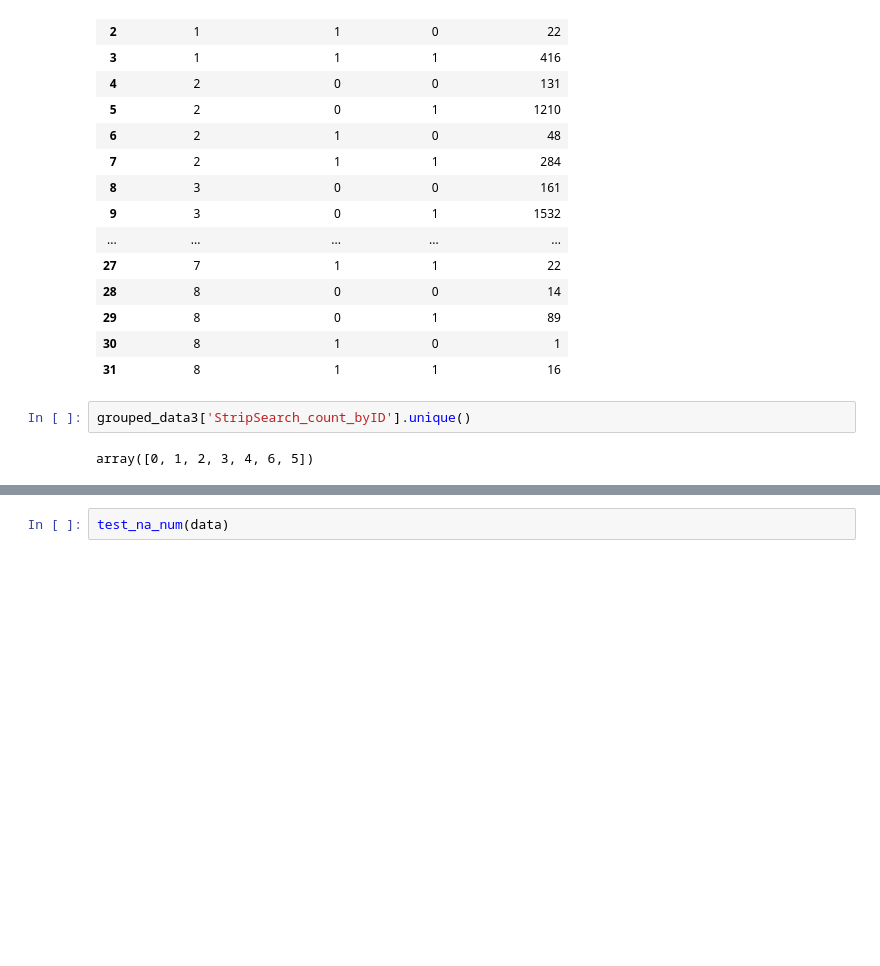
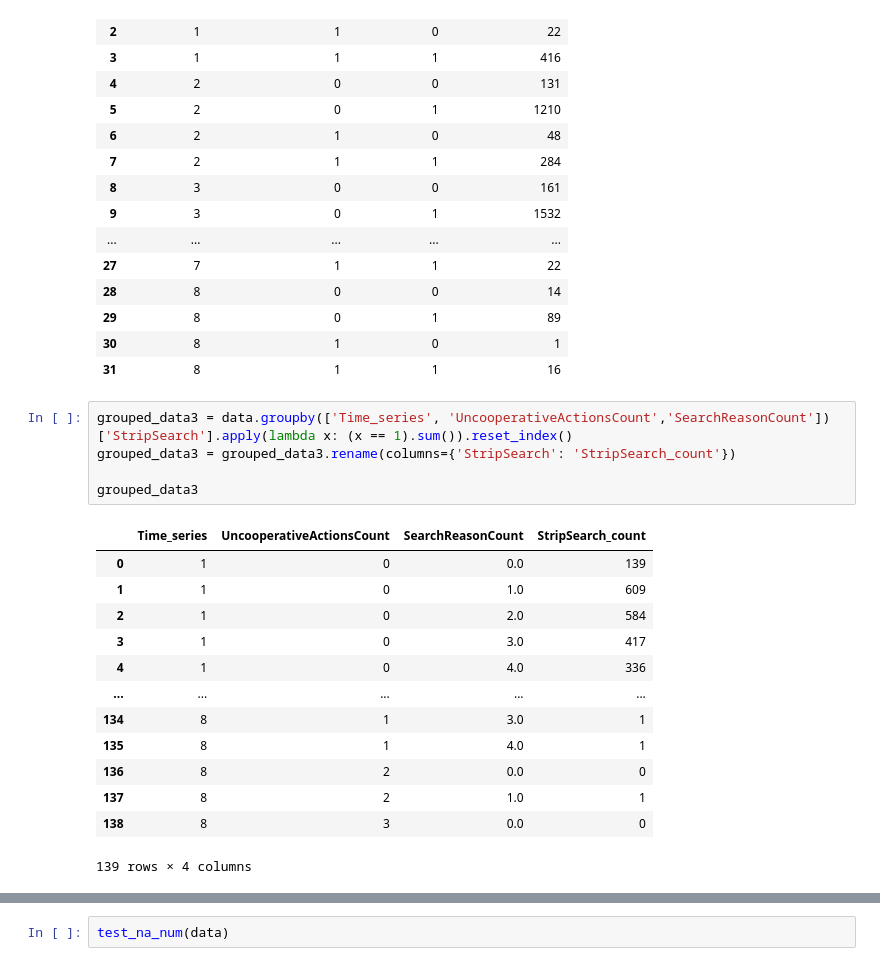
Before and after one commit to cooeoeooc/2178_g38, a Jupyter notebook: group38_code_final.ipynb, the cells around one changed output, grey strips where cells are left out. Drawn from its saved outputs; the diff is of its cells as text; blank space fills up the shorter version.

```diff
--- a/group38_code_final.ipynb
+++ b/group38_code_final.ipynb
@@ -187,7 +187,22 @@ grouped_data2
 | 29 | 8 | 0 | 1 | 89 |
 | 30 | 8 | 1 | 0 | 1 |
 | 31 | 8 | 1 | 1 | 16 |
-# %%
-grouped_data3['StripSearch_count_byID'].unique()
-# %% [output]
-array([0, 1, 2, 3, 4, 6, 5])
+# %%
+grouped_data3 = data.groupby(['Time_series', 'UncooperativeActionsCount','SearchReasonCount'])['StripSearch'].apply(lambda x: (x == 1).sum()).reset_index()
+grouped_data3 = grouped_data3.rename(columns={'StripSearch': 'StripSearch_count'})
+
+grouped_data3
+# %% [output]
+|  | Time_series | UncooperativeActionsCount | SearchReasonCount | StripSearch_count |
+| 0 | 1 | 0 | 0.0 | 139 |
+| 1 | 1 | 0 | 1.0 | 609 |
+| 2 | 1 | 0 | 2.0 | 584 |
+| 3 | 1 | 0 | 3.0 | 417 |
+| 4 | 1 | 0 | 4.0 | 336 |
+| ... | ... | ... | ... | ... |
+| 134 | 8 | 1 | 3.0 | 1 |
+| 135 | 8 | 1 | 4.0 | 1 |
+| 136 | 8 | 2 | 0.0 | 0 |
+| 137 | 8 | 2 | 1.0 | 1 |
+| 138 | 8 | 3 | 0.0 | 0 |
+139 rows × 4 columns
```
Also changed, not shown: parts of 6 cells of this notebook.
